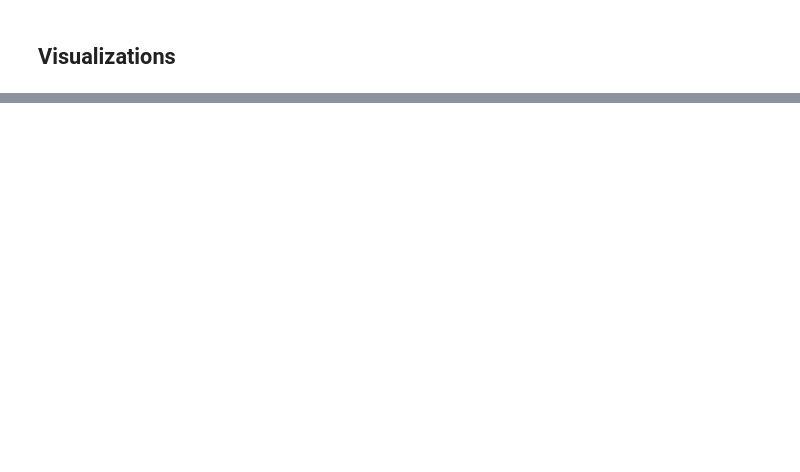
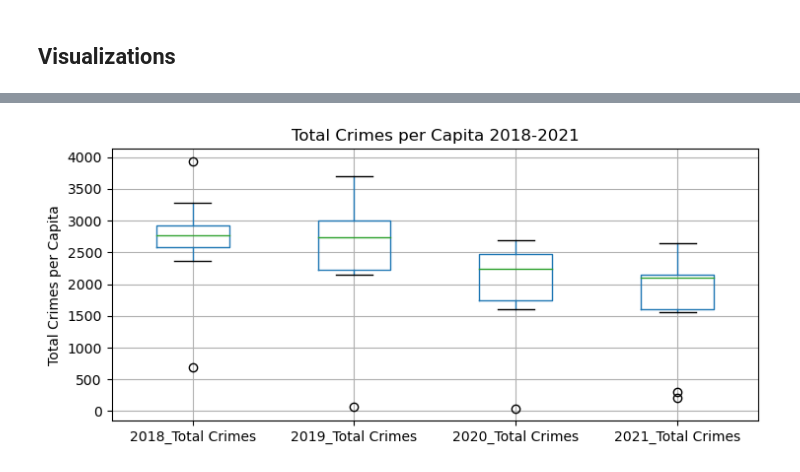
Before and after one commit to drainlm/Personalized-Relocation-Helper-, a Jupyter notebook: GroupThreeProjectOne.ipynb, the cells around one changed output, grey strips where cells are left out. Drawn from its saved outputs; the diff is of its cells as text; code cells hidden in the pictures; blank space fills up the shorter version.

```diff
--- a/GroupThreeProjectOne.ipynb
+++ b/GroupThreeProjectOne.ipynb
@@ -309,5 +266,4 @@ build_per_capita_crime
 per_capita_crime = build_per_capita_crime.copy()
 
 # Divide each column by the 'State Population' column
-per_capita_crime.iloc[:, 1:-1] = per_capita_crime.iloc[:, 1:-1].div(per_capita_crime['State Population'], axis=0)
-per_capita_crime
+per_capita_crime.iloc[:, 1:-1] = per_capita_crime.iloc[:, 1:-1].div(per_capita_crime['State Population'], axis=0) * 100000
@@ -349 +284,12 @@ crime_pivot.head()
+# %%
+# Box Plot to show outliers
+columns = ['2018_Total Crimes', '2019_Total Crimes', '2020_Total Crimes', '2021_Total Crimes']
+per_capita_crime.boxplot(column=columns)
+
+plt.title('Total Crimes per Capita 2018-2021')
+plt.ylabel('Total Crimes per Capita')
+
+plt.show()
+# %% [output]
+[figure, added]
 # %%
```
Also changed, not shown: parts of 35 cells of this notebook, 16 other files.
